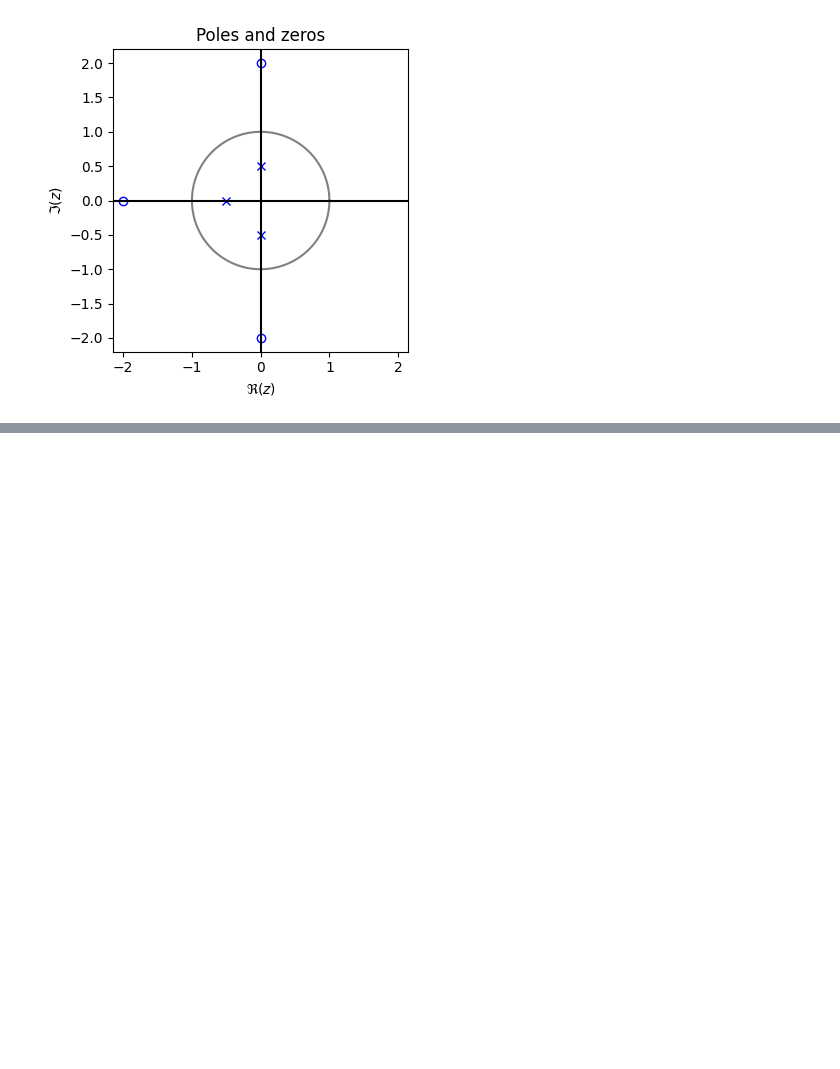
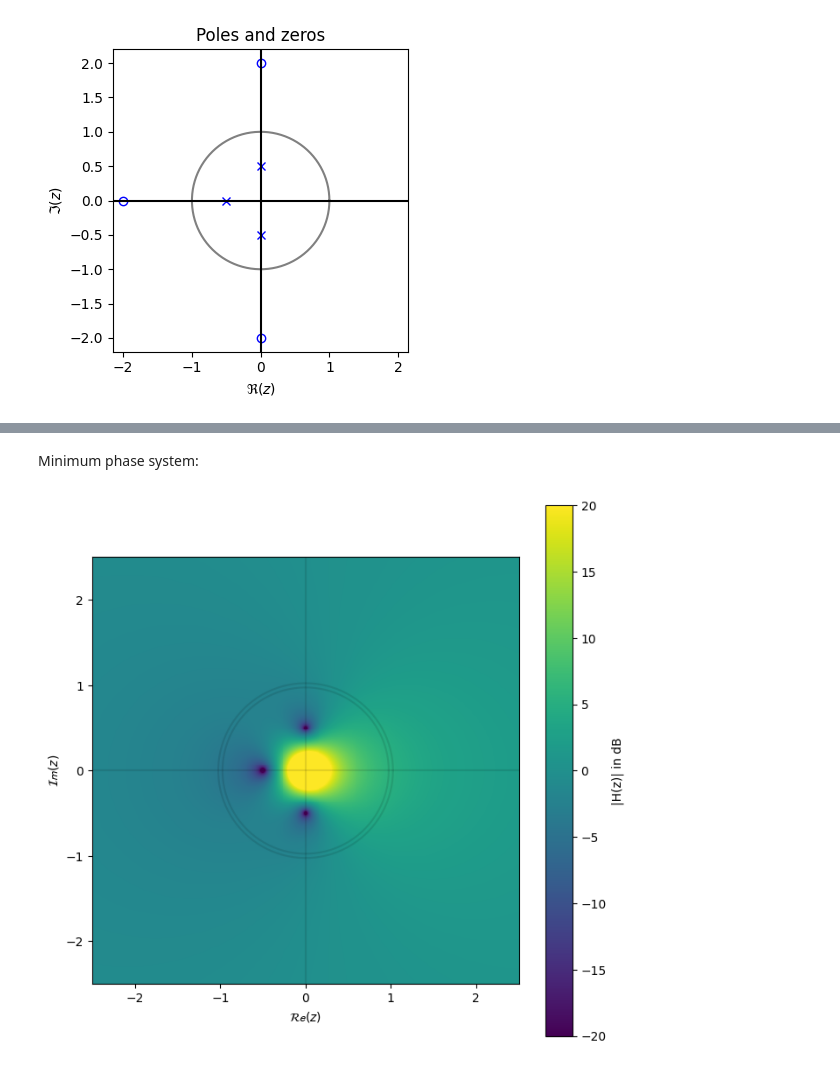
Before and after one commit to audiotechnologie-mattis/signalverarbeitung, a Jupyter notebook: homework_2/homework_2.ipynb, the cells around one changed output, grey strips where cells are left out. Cells and saved outputs as stored; diff of their text form; code cells hidden in the pictures; blank space fills up the shorter version.

```diff
--- a/homework_2/homework_2.ipynb
+++ b/homework_2/homework_2.ipynb
@@ -379,0 +416,7 @@ k_ap = 1 / 8
+# %% [markdown]
+Minimum phase system:
+# %%
+x, y, H_min_db = z_magnitude_matrix_db((z_min, p_min, 1), width, N)
+plot_z_colormesh(x, y, H_min_db, minDb, maxDb, colorbar_label)
+# %% [output]
+[figure, added]
```
Also changed, not shown: parts of 30 cells of this notebook.
